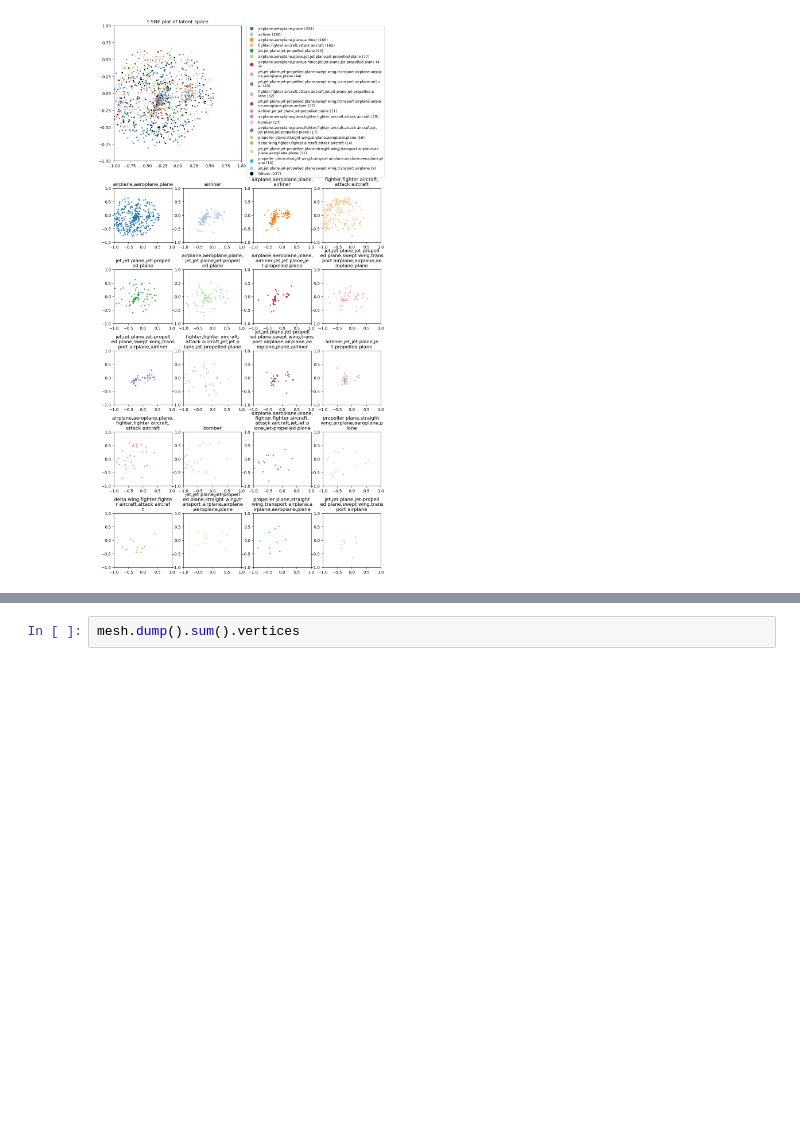
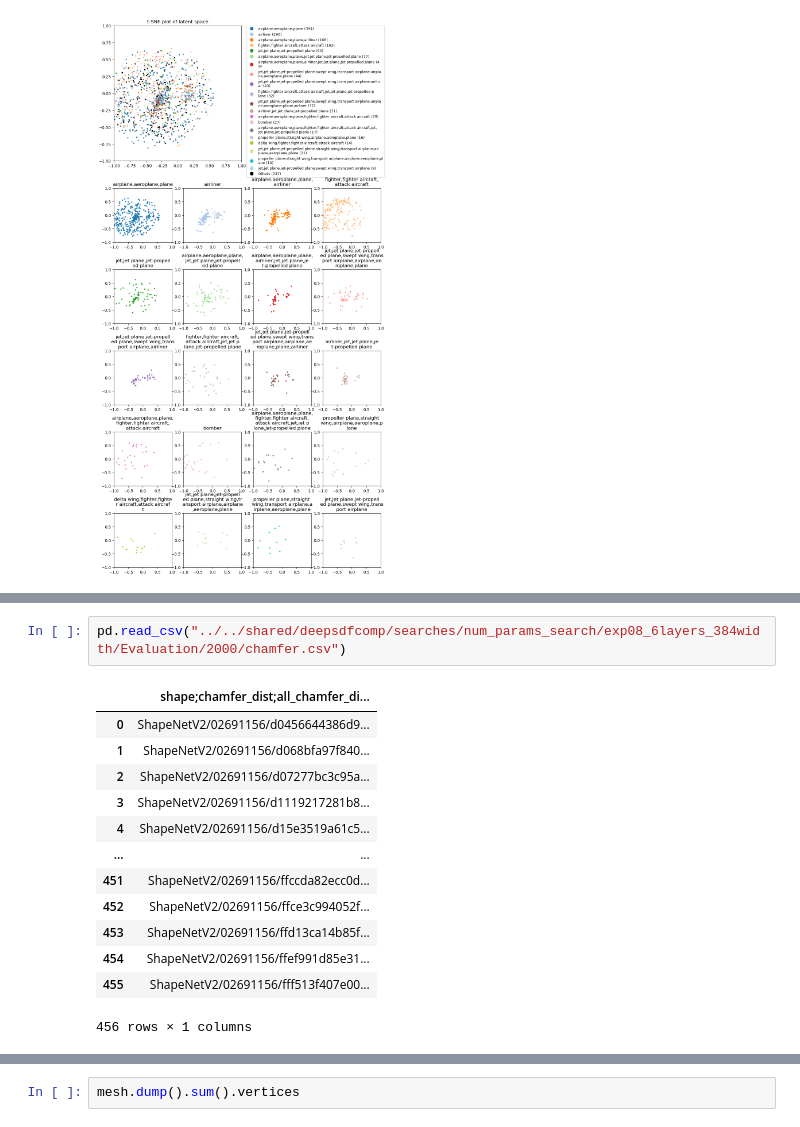
Before and after one commit to philippwulff/Deep3DComp, a Jupyter notebook: test.ipynb, the cells around one changed output, grey strips where cells are left out. Saved outputs shown, nothing was run; the diff lists cells and outputs as text; blank space fills up the shorter version.

```diff
--- a/test.ipynb
+++ b/test.ipynb
@@ -100,0 +98,16 @@ plotting.plot_capacity_vs_chamfer_dist(exp_dirs_net_capacity=exps)
+# %%
+pd.read_csv("../../shared/deepsdfcomp/searches/num_params_search/exp08_6layers_384width/Evaluation/2000/chamfer.csv")
+# %% [output]
+|  | shape;chamfer_dist;all_chamfer_di... |
+| 0 | ShapeNetV2/02691156/d0456644386d9... |
+| 1 | ShapeNetV2/02691156/d068bfa97f840... |
+| 2 | ShapeNetV2/02691156/d07277bc3c95a... |
+| 3 | ShapeNetV2/02691156/d1119217281b8... |
+| 4 | ShapeNetV2/02691156/d15e3519a61c5... |
+| ... | ... |
+| 451 | ShapeNetV2/02691156/ffccda82ecc0d... |
+| 452 | ShapeNetV2/02691156/ffce3c994052f... |
+| 453 | ShapeNetV2/02691156/ffd13ca14b85f... |
+| 454 | ShapeNetV2/02691156/ffef991d85e31... |
+| 455 | ShapeNetV2/02691156/fff513f407e00... |
+456 rows × 1 columns
```
Also changed, not shown: parts of 7 cells of this notebook, 4 other files.
